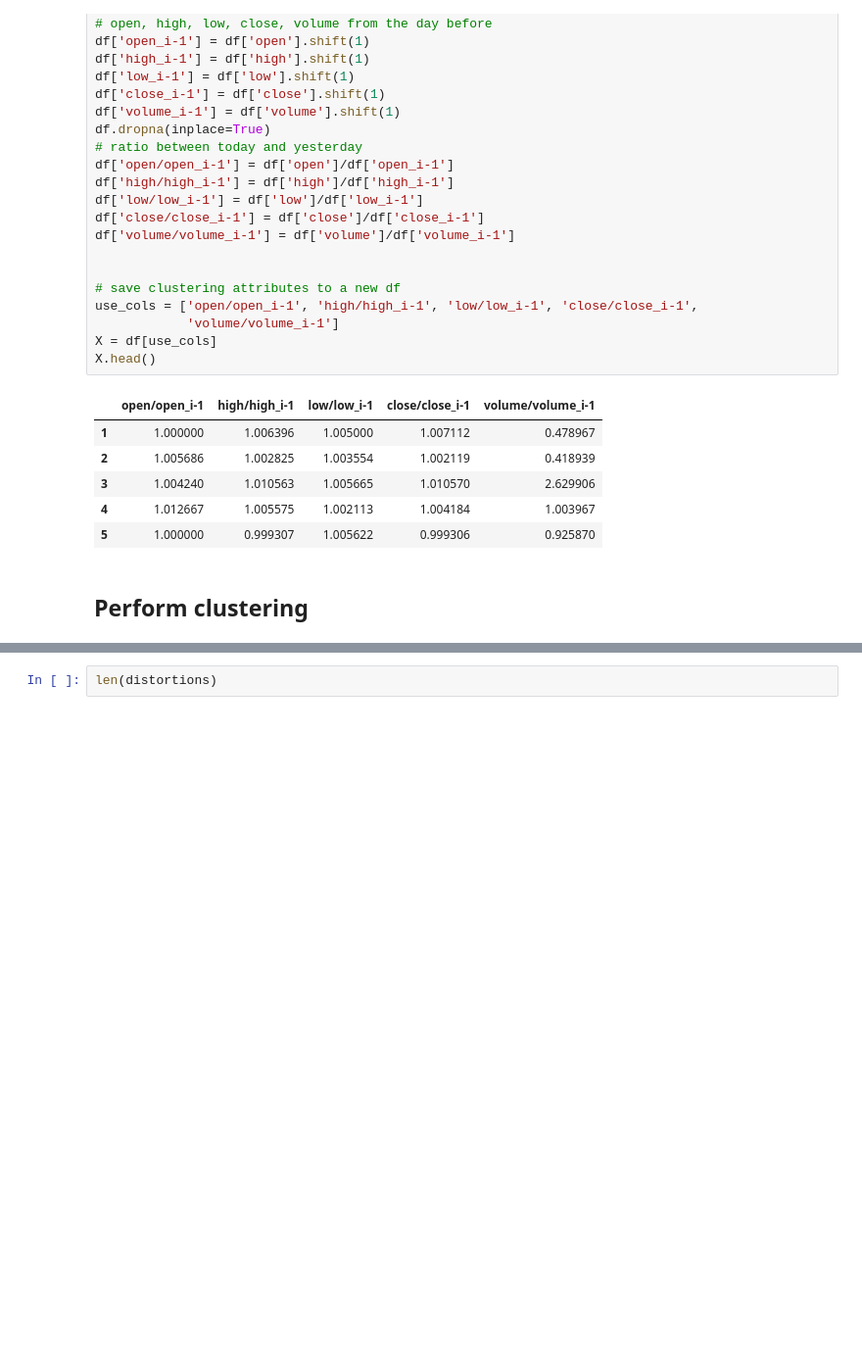
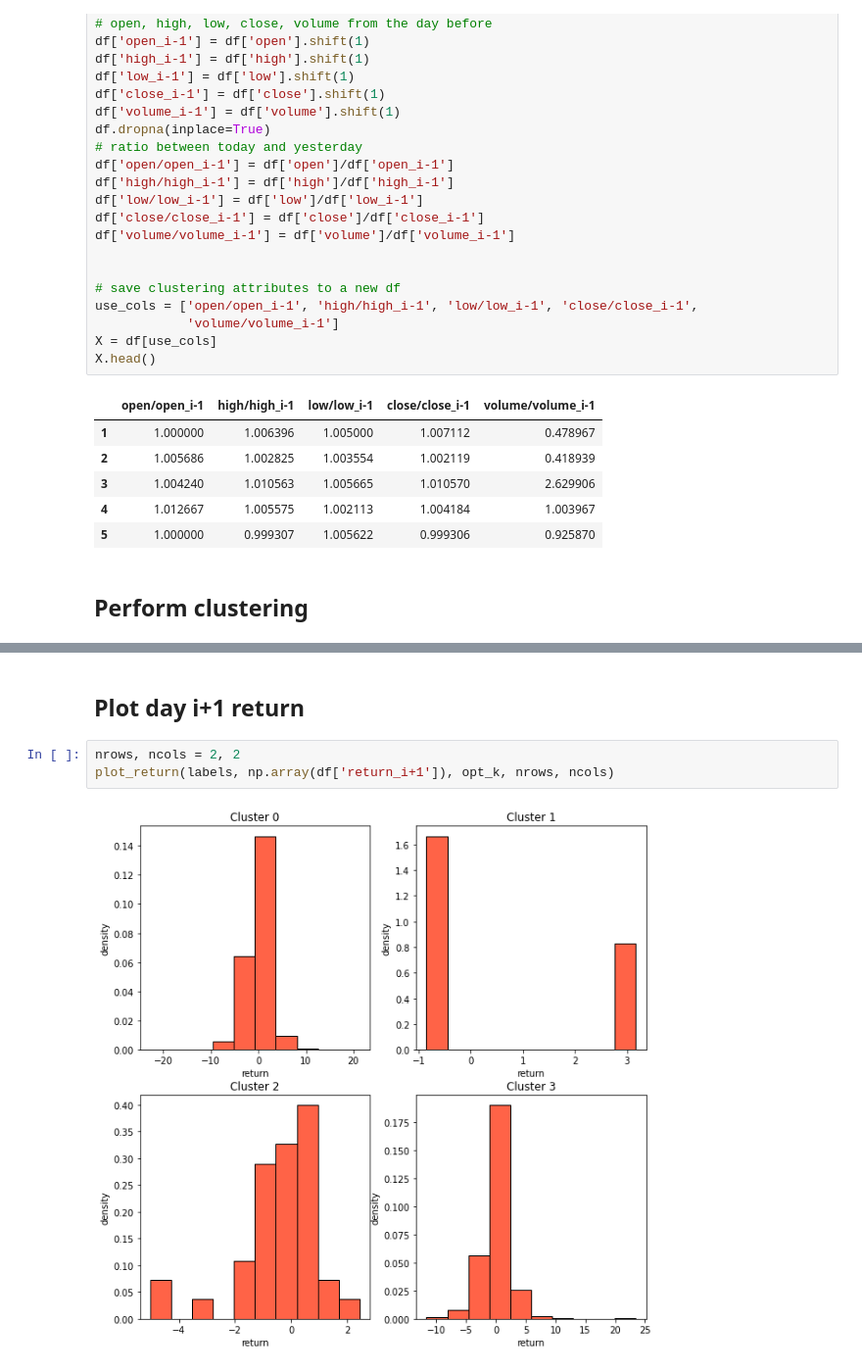
Before and after one commit to tracywang021/IEORE4571-Project, a Jupyter notebook: kmeans_clustering.ipynb, the cells around one changed output, grey strips where cells are left out. Shown at 98% size. Drawn from its saved outputs; the diff is of its cells as text; blank space fills up the shorter version.

```diff
--- a/kmeans_clustering.ipynb
+++ b/kmeans_clustering.ipynb
@@ -82,2 +86,7 @@ a.shift(-1)
-# %%
-len(distortions)
+# %% [markdown]
+## Plot day i+1 return
+# %%
+nrows, ncols = 2, 2
+plot_return(labels, np.array(df['return_i+1']), opt_k, nrows, ncols)
+# %% [output]
+[figure, added]
```
Also changed, not shown: parts of 3 cells of this notebook, 2 other files.
